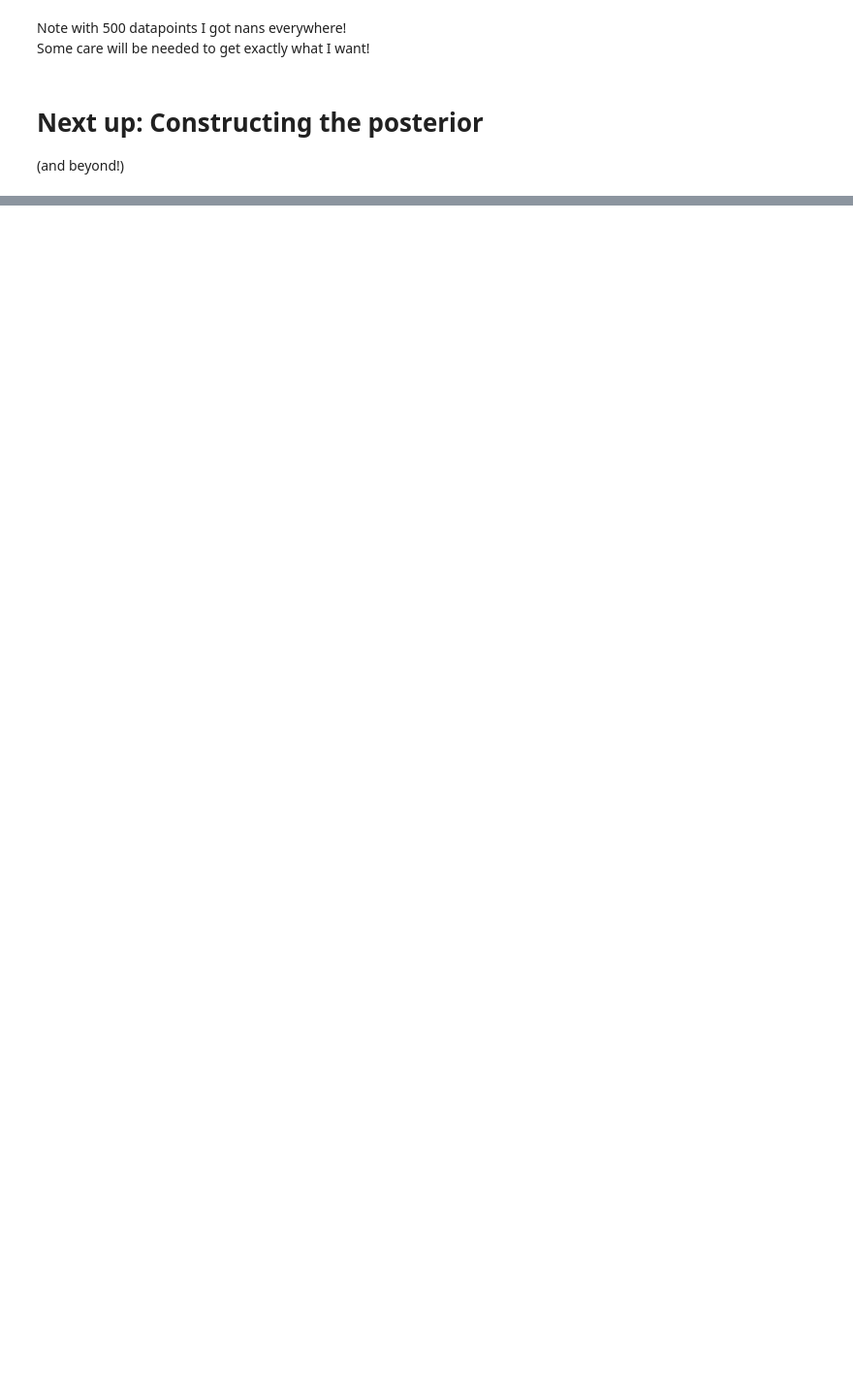
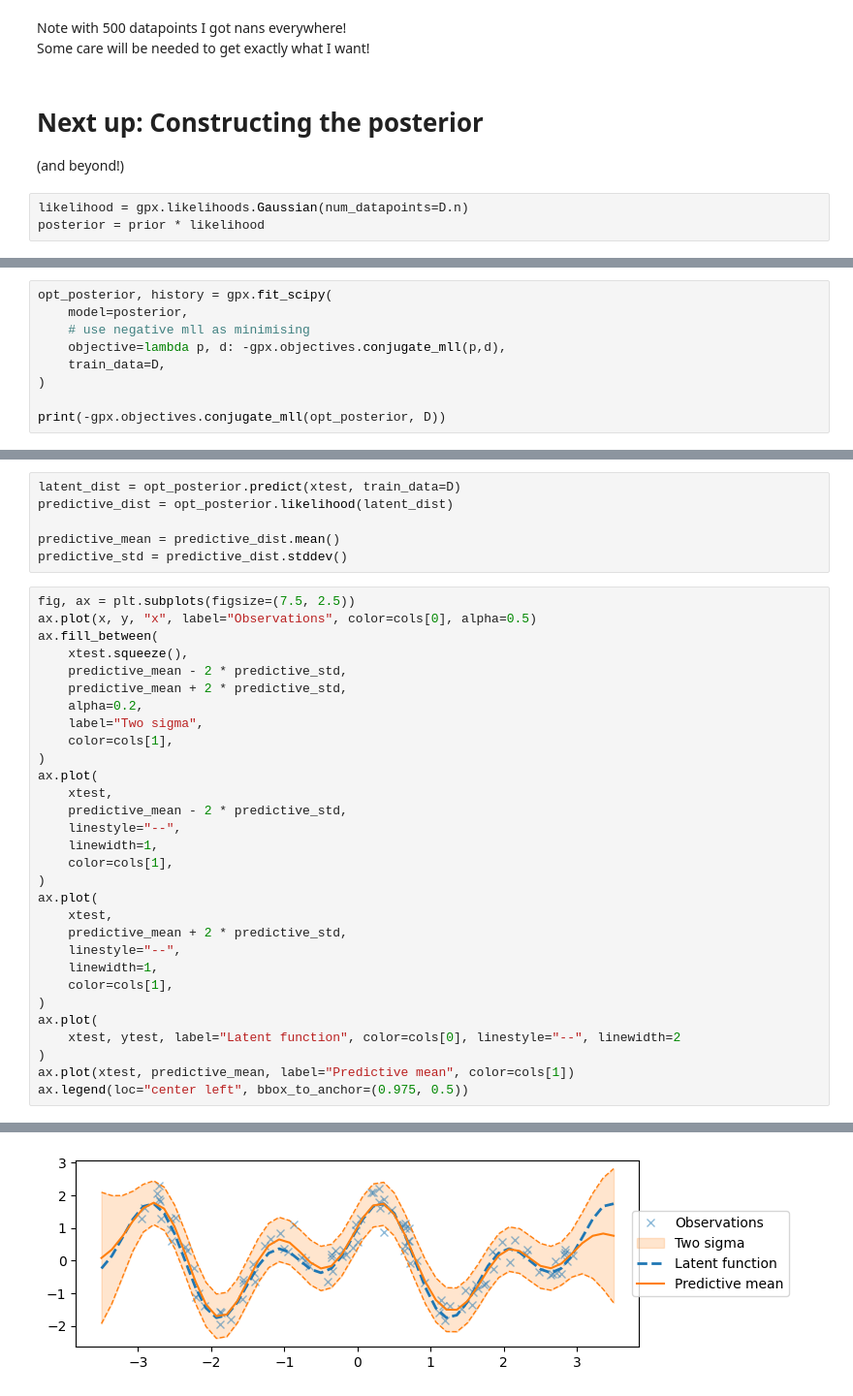
Before and after one commit to W-L-W/Reproductions, a Jupyter notebook: jax_ecosystem/notebooks/tutorials/gpjax.ipynb, the cells around one changed output, grey strips where cells are left out. Shown: that part at 97% size. Cells and saved outputs as stored; diff of their text form; blank space fills up the shorter version.

```diff
--- a/jax_ecosystem/notebooks/tutorials/gpjax.ipynb
+++ b/jax_ecosystem/notebooks/tutorials/gpjax.ipynb
@@ -85,3 +99,6 @@ Some care will be needed to get exactly what I want!
 # %% [markdown]
 # Next up: Constructing the posterior
 (and beyond!)
+# %%
+likelihood = gpx.likelihoods.Gaussian(num_datapoints=D.n)
+posterior = prior * likelihood
@@ -87,0 +109,9 @@ Some care will be needed to get exactly what I want!
+# %%
+opt_posterior, history = gpx.fit_scipy(
+    model=posterior,
+    # use negative mll as minimising
+    objective=lambda p, d: -gpx.objectives.conjugate_mll(p,d),
+    train_data=D,
+)
+
+print(-gpx.objectives.conjugate_mll(opt_posterior, D))
@@ -87,0 +126,37 @@ Some care will be needed to get exactly what I want!
+# %%
+latent_dist = opt_posterior.predict(xtest, train_data=D)
+predictive_dist = opt_posterior.likelihood(latent_dist)
+
+predictive_mean = predictive_dist.mean()
+predictive_std = predictive_dist.stddev()
+# %%
+fig, ax = plt.subplots(figsize=(7.5, 2.5))
+ax.plot(x, y, "x", label="Observations", color=cols[0], alpha=0.5)
+ax.fill_between(
+    xtest.squeeze(),
+    predictive_mean - 2 * predictive_std,
+    predictive_mean + 2 * predictive_std,
+    alpha=0.2,
+    label="Two sigma",
+    color=cols[1],
+)
+ax.plot(
+    xtest,
+    predictive_mean - 2 * predictive_std,
+    linestyle="--",
+    linewidth=1,
+    color=cols[1],
+)
+ax.plot(
+    xtest,
+    predictive_mean + 2 * predictive_std,
+    linestyle="--",
+    linewidth=1,
+    color=cols[1],
+)
+ax.plot(
+    xtest, ytest, label="Latent function", color=cols[0], linestyle="--", linewidth=2
+)
+ax.plot(xtest, predictive_mean, label="Predictive mean", color=cols[1])
+ax.legend(loc="center left", bbox_to_anchor=(0.975, 0.5))
+# %% [output]
@@ -87,0 +164 @@ Some care will be needed to get exactly what I want!
+[figure, added]
```
Also changed, not shown: parts of 13 cells of this notebook, 2 other files.
